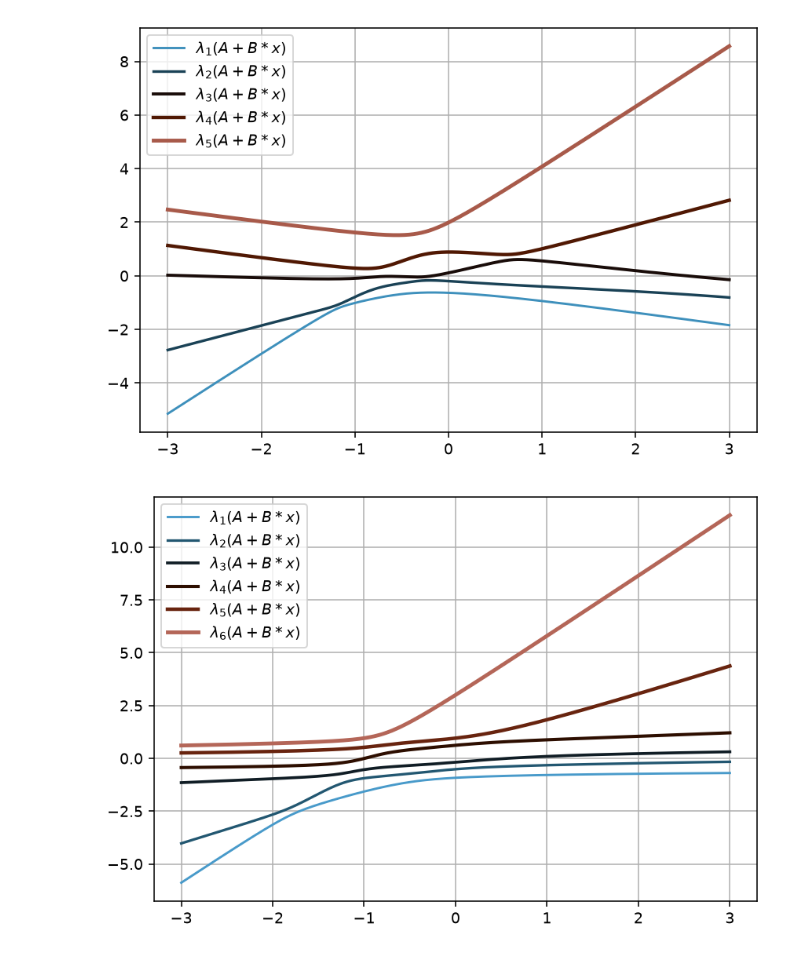
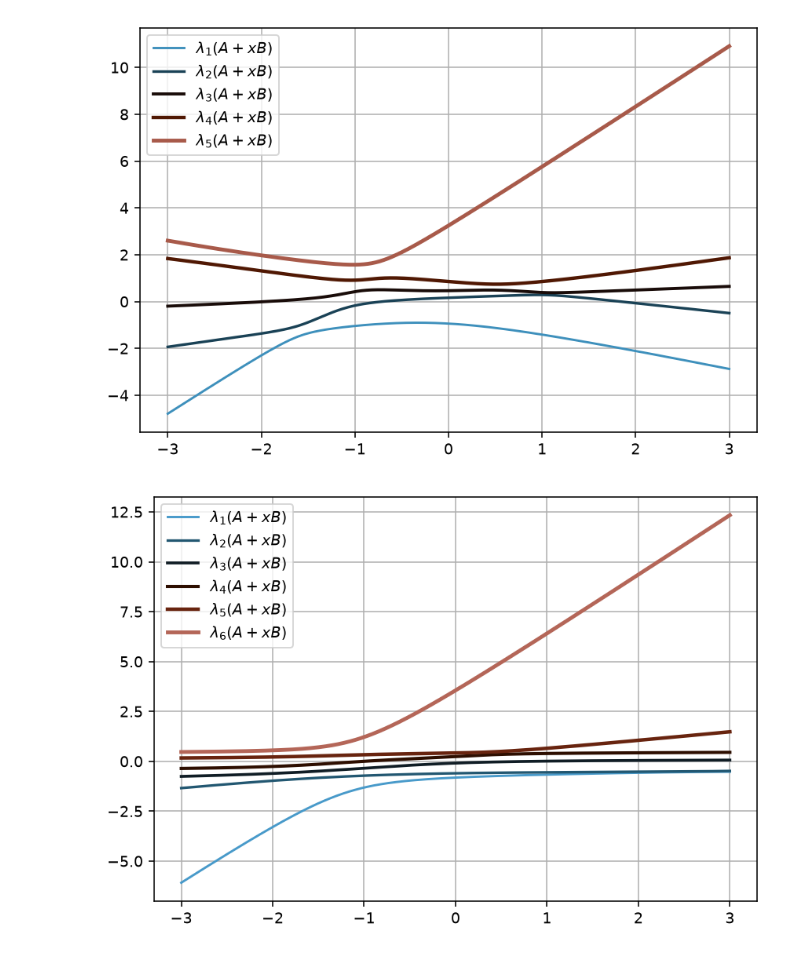
Before and after one commit to alexshtf/spectral_neuron_paper, a Jupyter notebook: notebooks/math_props.ipynb, the cells around one changed output. Drawn from its saved outputs; the diff is of its cells as text; code cells hidden in the pictures.

```diff
--- a/notebooks/math_props.ipynb
+++ b/notebooks/math_props.ipynb
@@ -9,15 +12,9 @@ mpl.rcParams['figure.dpi'] = 140
 # %%
 def univariate_spectral(A, B, k, xs):
-    """Computes the vector y[i] = λₖ(A + B * xs[i])."""
-
-    # support negative eigenvalue indices,
-    #  e.g., k=-1 is the largest eigenvalue
+    """Computes the vector y[i] = λₖ(A + xs[i] B)."""
+    # Support negative eigenvalue indices, e.g. k=-1 is the largest eigenvalue.
     k = k % A.shape[0]
-
-    # create a batch of matrices, one for each entry in xs
     mats = A + B * xs[..., np.newaxis, np.newaxis]
-
-    # compute the k-th eigenvalue of each matrix
     return sla.eigvalsh(mats, subset_by_index=(k, k)).squeeze()
 # %%
 def spec_neuron_gallery(A, B, n_rows, n_cols):
@@ -40,6 +43,6 @@ spec_neuron_gallery(A, B, 1, 3)
 # %%
-np.random.seed(42)
-A = np.random.rand(5, 5)
-B = np.random.rand(5, 5)
-spec_neuron_gallery(A, B, 2, 3)
+rng = np.random.default_rng(42)
+A = rng.random((5, 5))
+B = rng.random((5, 5))
+spec_neuron_gallery(A, B, 2, 3);
 # %% [output]
@@ -47,34 +50,38 @@ spec_neuron_gallery(A, B, 2, 3)
 # %%
 def spec_neuron_multiplot(A, B):
-    """Plots λₖ(A + B * x) on one axis"""
-    fig, ax = plt.subplots(figsize=(6, 4), layout='constrained')
+    """Plot every λₖ(A + xB) on one axis."""
+    fig, ax = plt.subplots(figsize=(6, 4), layout="constrained")
     plot_xs = np.linspace(-3, 3, 1000)
 
     color_indices = np.linspace(0, 1, 2 + A.shape[-1])[1:-1]
-    colors = mpl.colormaps['berlin'](color_indices)
+    colors = mpl.colormaps["berlin"](color_indices)
     widths = np.linspace(1.5, 2.5, A.shape[-1])
 
     for k in range(A.shape[-1]):
-        ax.plot(plot_xs, univariate_spectral(A, B, k, plot_xs),
-                label=f'$\\lambda_{{{1 + k}}}(A + B * x)$',
-                linewidth=widths[k],
-                c=colors[k])
+        ax.plot(
+            plot_xs,
+            univariate_spectral(A, B, k, plot_xs),
+            label=rf"$\lambda_{{{1 + k}}}(A + xB)$",
+            linewidth=widths[k],
+            color=colors[k],
+        )
     ax.grid()
     ax.legend()
+    return fig
 # %%
-spec_neuron_multiplot(A, B)
+spec_neuron_multiplot(A, B);
 # %% [output]
-[figure, old version]
+[figure, new version]
 # %%
 def make_psd(B):
     eigvals, eigvecs = sla.eigh(B)
     eigvals_pos = np.maximum(0, eigvals)
     return eigvecs @ np.diag(eigvals_pos) @ eigvecs.T
 # %%
-np.random.seed(42)
-A = np.random.rand(6, 6)
-B = np.random.rand(6, 6)
-spec_neuron_multiplot(A, make_psd(B))
+rng = np.random.default_rng(42)
+A = rng.random((6, 6))
+B = rng.random((6, 6))
+spec_neuron_multiplot(A, make_psd(B));
 # %% [output]
-[figure, old version]
+[figure, new version]
 # %%
```
Also changed, not shown: parts of 6 cells of this notebook, 34 other files.
